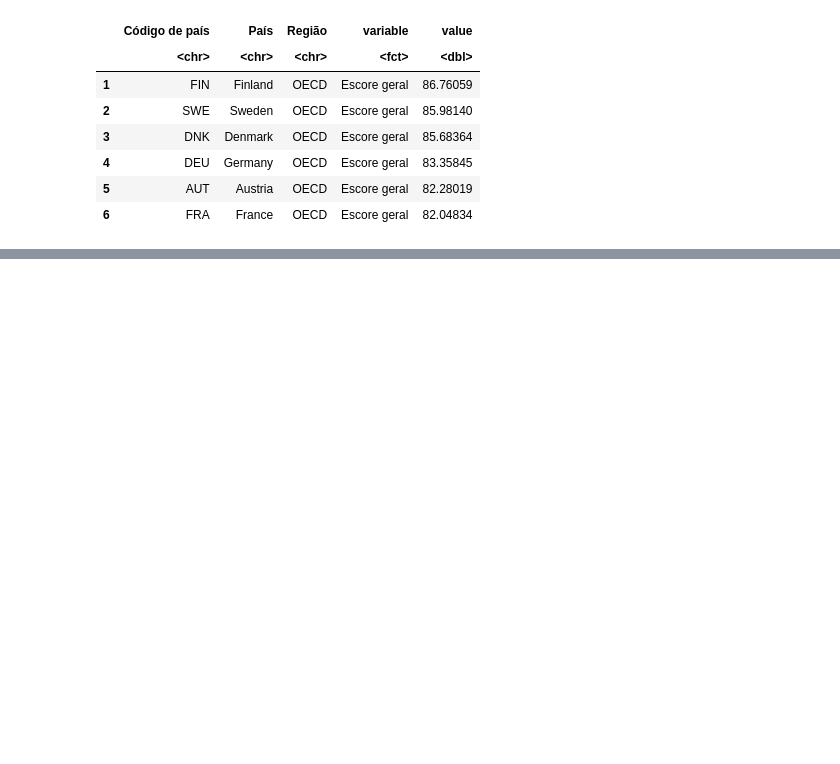
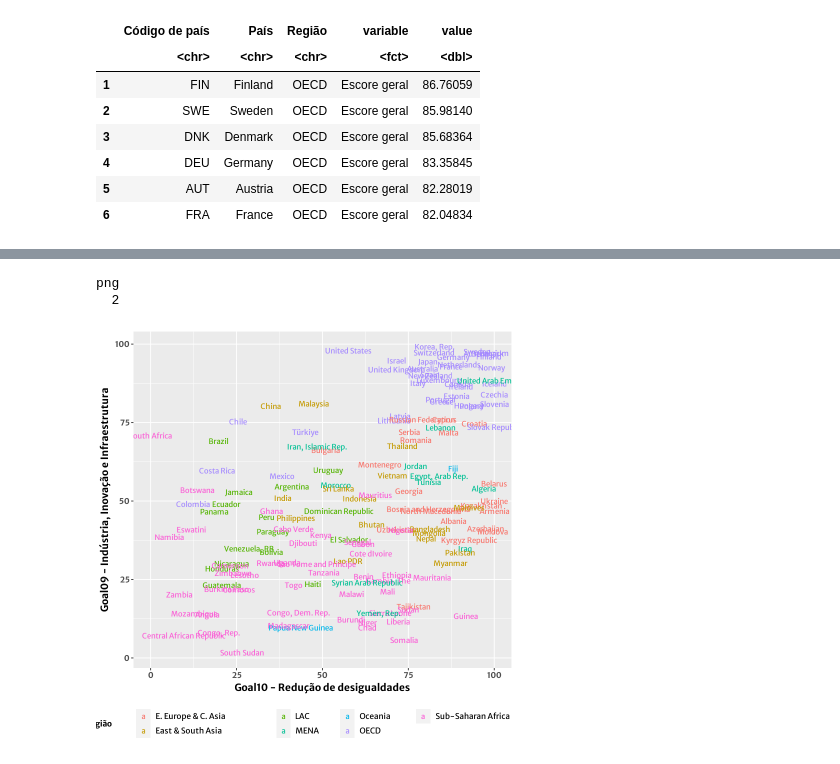
Before and after one commit to ramonferrari/mpgc_ti, a Jupyter notebook: DAV_S2023_Códigos_Pré_Projeto.ipynb, the cells around one changed output, grey strips where cells are left out. Drawn from its saved outputs; the diff is of its cells as text; code cells hidden in the pictures; blank space fills up the shorter version.

```diff
--- a/DAV_S2023_Códigos_Pré_Projeto.ipynb
+++ b/DAV_S2023_Códigos_Pré_Projeto.ipynb
@@ -191,0 +294,33 @@ A tibble: 18 × 3
+# %%
+df_na <- df
+df_na <- df_na[!is.na(df_na$'Goal10 - Redução de desigualdades'),]
+df_na <- df_na[!is.na(df_na$'Goal09 - Indústria, Inovação e Infraestrutura'),]
+
+
+ggplot(df_na, aes(x=`Goal10 - Redução de desigualdades`, y=`Goal09 - Indústria, Inovação e Infraestrutura`,colour =`Região`) ) +
+ # geom_point() +
+  geom_text(label=df_na$`País`,family="merri") +
+  theme(legend.position="bottom",plot.title = element_text(size=12),text=element_text(family="merri"))+
+  theme(legend.text=element_text(size=12))+
+  theme(legend.title=element_text(size=12,face="bold"))+
+  theme(axis.title.x=element_text(size=15,face="bold"))+
+  theme(axis.title.y=element_text(size=15,face="bold"))+
+  theme(axis.text.x=element_text(size=12,face="bold"))+
+  theme(axis.text.y=element_text(size=12,face="bold"))
+
+pdf("paises.pdf", width = 13, height = 9)
+ggplot(df_na, aes(x=`Goal10 - Redução de desigualdades`, y=`Goal09 - Indústria, Inovação e Infraestrutura`,colour =`Região`) ) +
+ # geom_point() +
+  geom_text(label=df_na$`País`,family="merri") +
+  theme(legend.position="bottom",plot.title = element_text(size=12),text=element_text(family="merri"))+
+  theme(legend.text=element_text(size=12))+
+  theme(legend.title=element_text(size=12,face="bold"))+
+  theme(axis.title.x=element_text(size=15,face="bold"))+
+  theme(axis.title.y=element_text(size=15,face="bold"))+
+  theme(axis.text.x=element_text(size=12,face="bold"))+
+  theme(axis.text.y=element_text(size=12,face="bold"))
+dev.off()
+# %% [output]
+png
+  2
+[figure, added]
```
Also changed, not shown: parts of 14 cells of this notebook.
